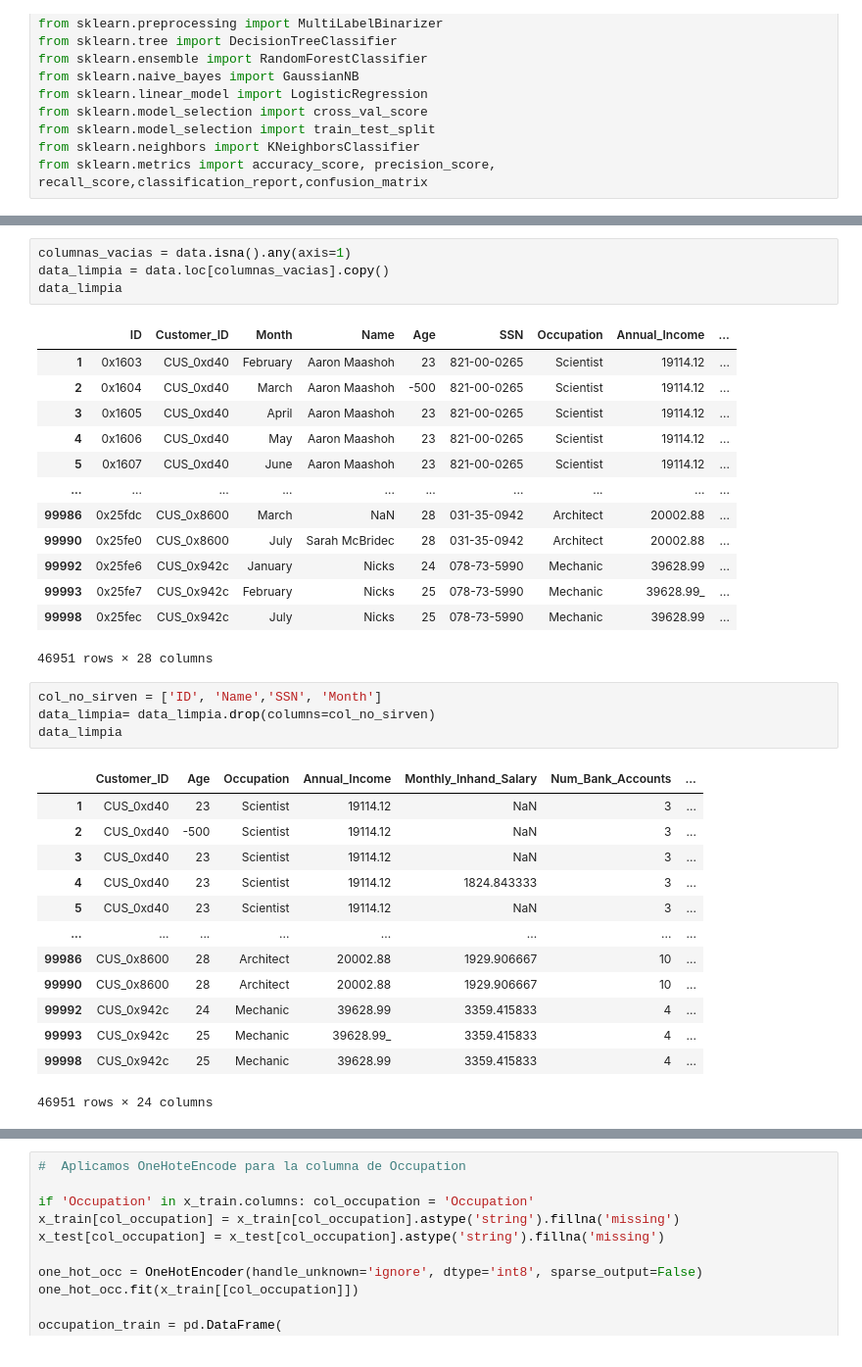
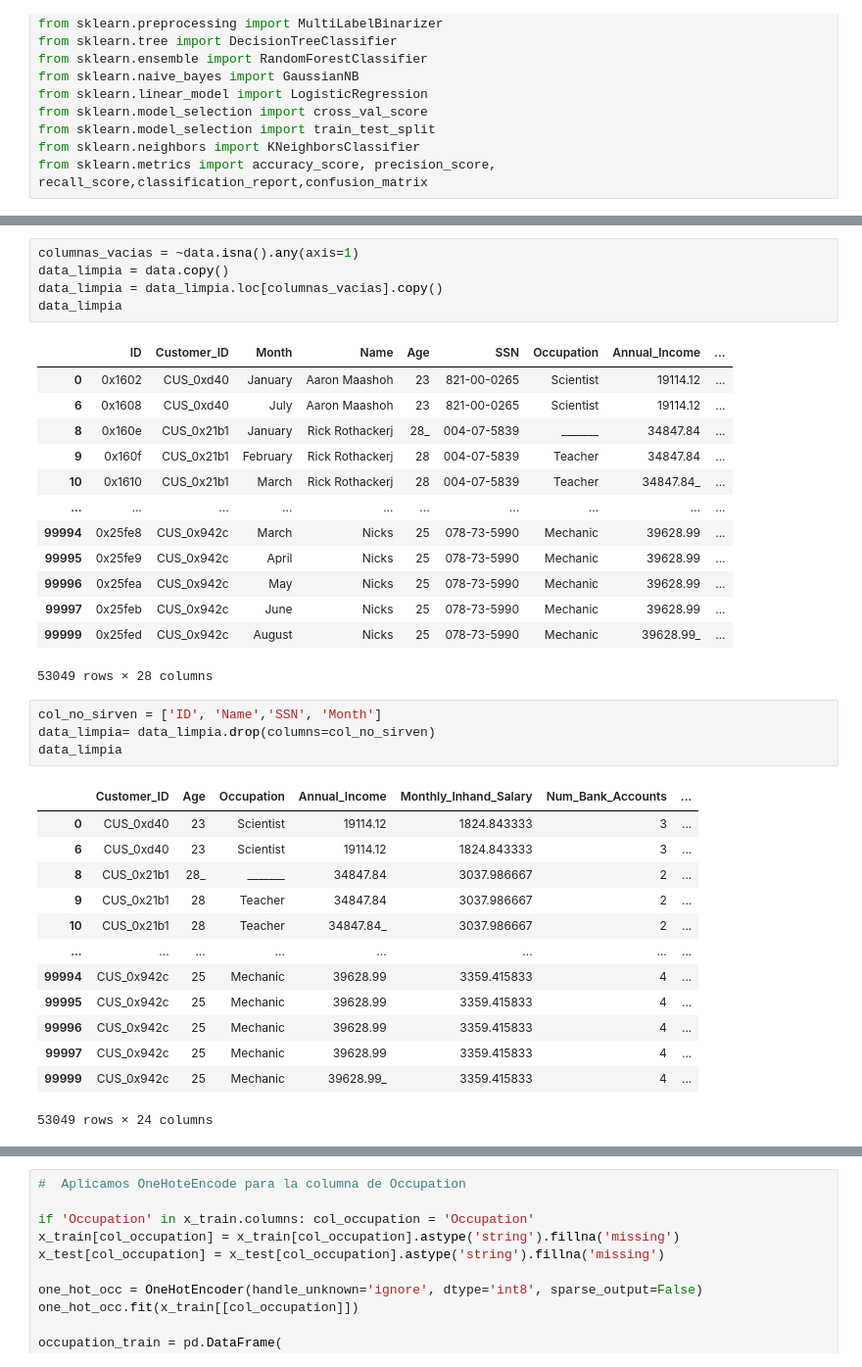
Before and after one commit to Karimme-T/Modelo-de-Puntuacion-Crediticia, a Jupyter notebook: Modelo_1.ipynb, the cells around one changed output, grey strips where cells are left out. Shown at 98% size. Saved outputs shown, nothing was run; the diff lists cells and outputs as text.

```diff
--- a/Modelo_1.ipynb
+++ b/Modelo_1.ipynb
@@ -99,39 +34,40 @@ Name: count, Length: 404, dtype: int64
 # %%
-columnas_vacias = data.isna().any(axis=1)
-data_limpia = data.loc[columnas_vacias].copy()
+columnas_vacias = ~data.isna().any(axis=1)
+data_limpia = data.copy()
+data_limpia = data_limpia.loc[columnas_vacias].copy()
 data_limpia
 # %% [output]
 |  | ID | Customer_ID | Month | Name | Age | SSN | Occupation | Annual_Income | ... |
-| 1 | 0x1603 | CUS_0xd40 | February | Aaron Maashoh | 23 | 821-00-0265 | Scientist | 19114.12 | ... |
-| 2 | 0x1604 | CUS_0xd40 | March | Aaron Maashoh | -500 | 821-00-0265 | Scientist | 19114.12 | ... |
-| 3 | 0x1605 | CUS_0xd40 | April | Aaron Maashoh | 23 | 821-00-0265 | Scientist | 19114.12 | ... |
-| 4 | 0x1606 | CUS_0xd40 | May | Aaron Maashoh | 23 | 821-00-0265 | Scientist | 19114.12 | ... |
-| 5 | 0x1607 | CUS_0xd40 | June | Aaron Maashoh | 23 | 821-00-0265 | Scientist | 19114.12 | ... |
+| 0 | 0x1602 | CUS_0xd40 | January | Aaron Maashoh | 23 | 821-00-0265 | Scientist | 19114.12 | ... |
+| 6 | 0x1608 | CUS_0xd40 | July | Aaron Maashoh | 23 | 821-00-0265 | Scientist | 19114.12 | ... |
+| 8 | 0x160e | CUS_0x21b1 | January | Rick Rothackerj | 28_ | 004-07-5839 | _______ | 34847.84 | ... |
+| 9 | 0x160f | CUS_0x21b1 | February | Rick Rothackerj | 28 | 004-07-5839 | Teacher | 34847.84 | ... |
+| 10 | 0x1610 | CUS_0x21b1 | March | Rick Rothackerj | 28 | 004-07-5839 | Teacher | 34847.84_ | ... |
 | ... | ... | ... | ... | ... | ... | ... | ... | ... | ... |
-| 99986 | 0x25fdc | CUS_0x8600 | March | NaN | 28 | 031-35-0942 | Architect | 20002.88 | ... |
-| 99990 | 0x25fe0 | CUS_0x8600 | July | Sarah McBridec | 28 | 031-35-0942 | Architect | 20002.88 | ... |
-| 99992 | 0x25fe6 | CUS_0x942c | January | Nicks | 24 | 078-73-5990 | Mechanic | 39628.99 | ... |
-| 99993 | 0x25fe7 | CUS_0x942c | February | Nicks | 25 | 078-73-5990 | Mechanic | 39628.99_ | ... |
-| 99998 | 0x25fec | CUS_0x942c | July | Nicks | 25 | 078-73-5990 | Mechanic | 39628.99 | ... |
+| 99994 | 0x25fe8 | CUS_0x942c | March | Nicks | 25 | 078-73-5990 | Mechanic | 39628.99 | ... |
+| 99995 | 0x25fe9 | CUS_0x942c | April | Nicks | 25 | 078-73-5990 | Mechanic | 39628.99 | ... |
+| 99996 | 0x25fea | CUS_0x942c | May | Nicks | 25 | 078-73-5990 | Mechanic | 39628.99 | ... |
+| 99997 | 0x25feb | CUS_0x942c | June | Nicks | 25 | 078-73-5990 | Mechanic | 39628.99 | ... |
+| 99999 | 0x25fed | CUS_0x942c | August | Nicks | 25 | 078-73-5990 | Mechanic | 39628.99_ | ... |
-46951 rows × 28 columns
+53049 rows × 28 columns
 # %%
 col_no_sirven = ['ID', 'Name','SSN', 'Month']
 data_limpia= data_limpia.drop(columns=col_no_sirven)
 data_limpia
 # %% [output]
 |  | Customer_ID | Age | Occupation | Annual_Income | Monthly_Inhand_Salary | Num_Bank_Accounts | ... |
-| 1 | CUS_0xd40 | 23 | Scientist | 19114.12 | NaN | 3 | ... |
-| 2 | CUS_0xd40 | -500 | Scientist | 19114.12 | NaN | 3 | ... |
-| 3 | CUS_0xd40 | 23 | Scientist | 19114.12 | NaN | 3 | ... |
-| 4 | CUS_0xd40 | 23 | Scientist | 19114.12 | 1824.843333 | 3 | ... |
-| 5 | CUS_0xd40 | 23 | Scientist | 19114.12 | NaN | 3 | ... |
+| 0 | CUS_0xd40 | 23 | Scientist | 19114.12 | 1824.843333 | 3 | ... |
+| 6 | CUS_0xd40 | 23 | Scientist | 19114.12 | 1824.843333 | 3 | ... |
+| 8 | CUS_0x21b1 | 28_ | _______ | 34847.84 | 3037.986667 | 2 | ... |
+| 9 | CUS_0x21b1 | 28 | Teacher | 34847.84 | 3037.986667 | 2 | ... |
+| 10 | CUS_0x21b1 | 28 | Teacher | 34847.84_ | 3037.986667 | 2 | ... |
 | ... | ... | ... | ... | ... | ... | ... | ... |
-| 99986 | CUS_0x8600 | 28 | Architect | 20002.88 | 1929.906667 | 10 | ... |
-| 99990 | CUS_0x8600 | 28 | Architect | 20002.88 | 1929.906667 | 10 | ... |
-| 99992 | CUS_0x942c | 24 | Mechanic | 39628.99 | 3359.415833 | 4 | ... |
-| 99993 | CUS_0x942c | 25 | Mechanic | 39628.99_ | 3359.415833 | 4 | ... |
-| 99998 | CUS_0x942c | 25 | Mechanic | 39628.99 | 3359.415833 | 4 | ... |
+| 99994 | CUS_0x942c | 25 | Mechanic | 39628.99 | 3359.415833 | 4 | ... |
+| 99995 | CUS_0x942c | 25 | Mechanic | 39628.99 | 3359.415833 | 4 | ... |
+| 99996 | CUS_0x942c | 25 | Mechanic | 39628.99 | 3359.415833 | 4 | ... |
+| 99997 | CUS_0x942c | 25 | Mechanic | 39628.99 | 3359.415833 | 4 | ... |
+| 99999 | CUS_0x942c | 25 | Mechanic | 39628.99_ | 3359.415833 | 4 | ... |
-46951 rows × 24 columns
+53049 rows × 24 columns
 # %%
 data_limpia['Age'] = pd.to_numeric(data_limpia['Age'], errors='coerce')
 data_limpia['Num_Bank_Accounts'] = pd.to_numeric(data_limpia['Num_Bank_Accounts'], errors='coerce')
```
Also changed, not shown: parts of 38 cells of this notebook.
